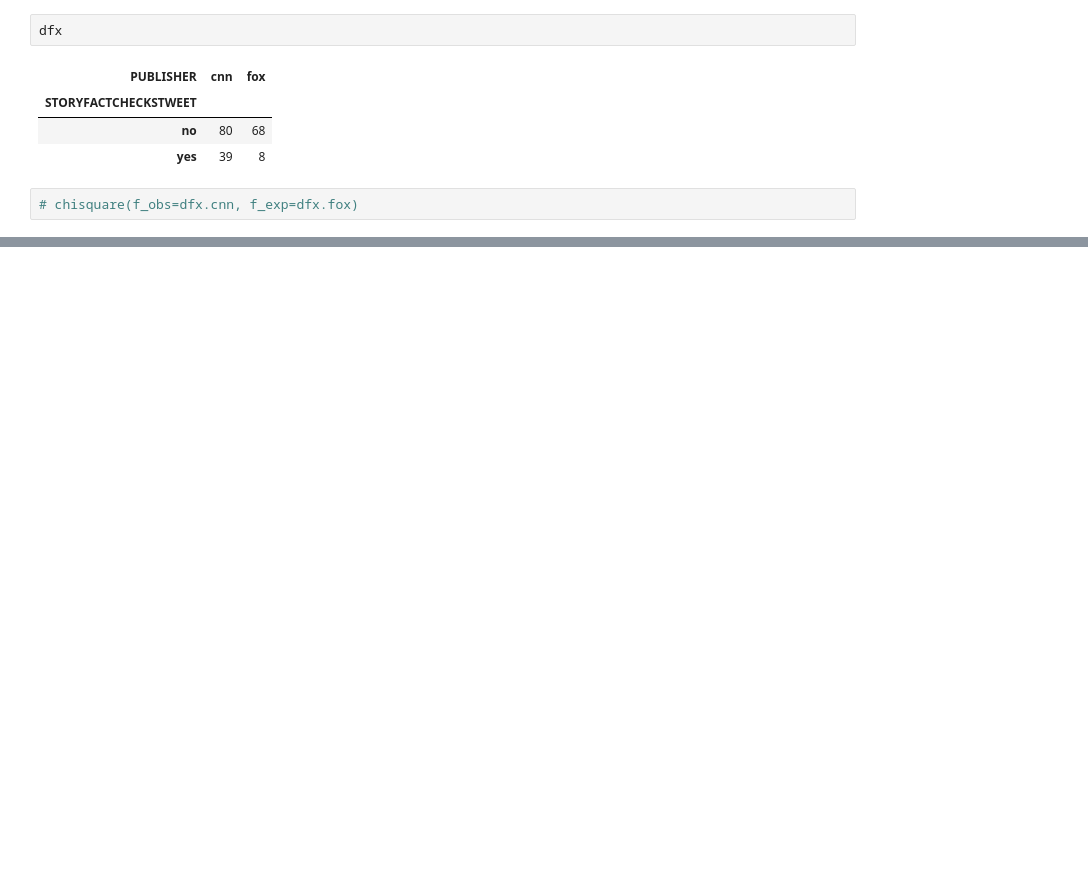
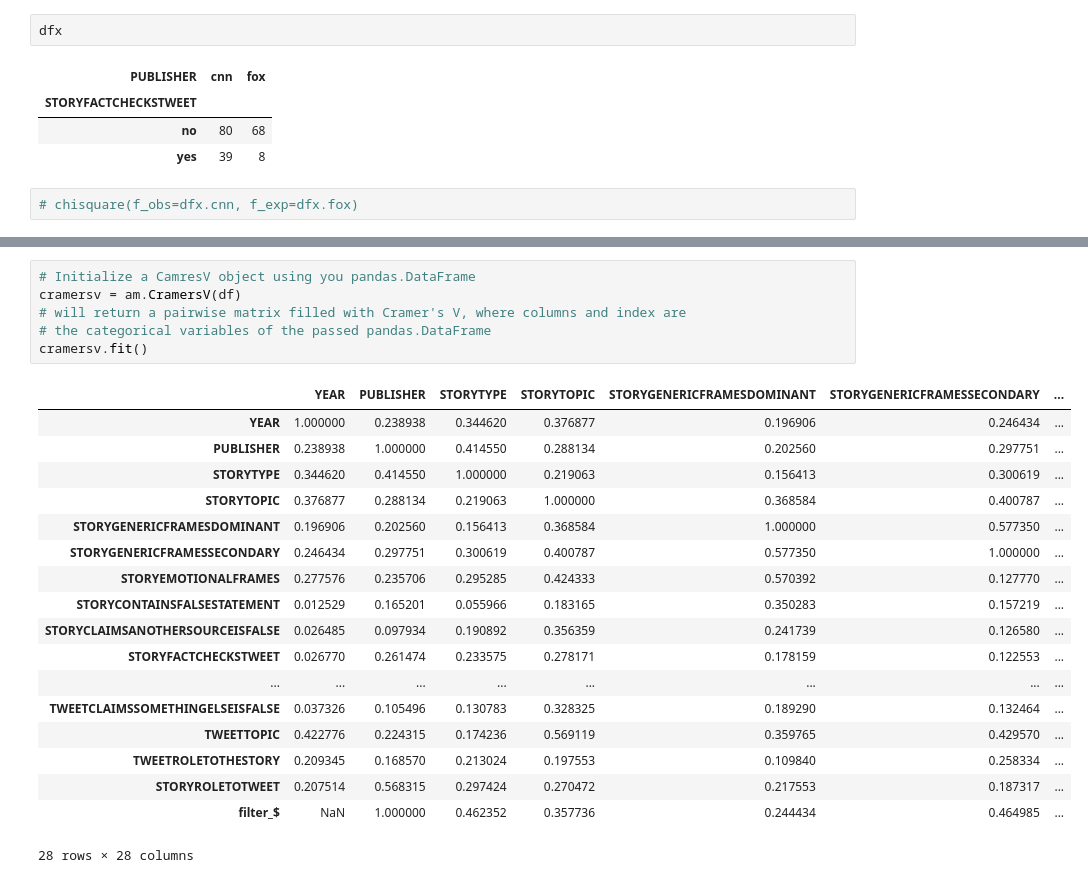
Before and after one commit to stephenwonchulsong/share, a Jupyter notebook: 2020_2016/2020tweets.ipynb, the cells around one changed output, grey strips where cells are left out. Saved outputs shown, nothing was run; the diff lists cells and outputs as text; blank space fills up the shorter version.

```diff
--- a/2020_2016/2020tweets.ipynb
+++ b/2020_2016/2020tweets.ipynb
@@ -99,0 +121,25 @@ dfx
+# %%
+# Initialize a CamresV object using you pandas.DataFrame
+cramersv = am.CramersV(df)
+# will return a pairwise matrix filled with Cramer's V, where columns and index are
+# the categorical variables of the passed pandas.DataFrame
+cramersv.fit()
+# %% [output]
+|  | YEAR | PUBLISHER | STORYTYPE | STORYTOPIC | STORYGENERICFRAMESDOMINANT | STORYGENERICFRAMESSECONDARY | ... |
+| YEAR | 1.000000 | 0.238938 | 0.344620 | 0.376877 | 0.196906 | 0.246434 | ... |
+| PUBLISHER | 0.238938 | 1.000000 | 0.414550 | 0.288134 | 0.202560 | 0.297751 | ... |
+| STORYTYPE | 0.344620 | 0.414550 | 1.000000 | 0.219063 | 0.156413 | 0.300619 | ... |
+| STORYTOPIC | 0.376877 | 0.288134 | 0.219063 | 1.000000 | 0.368584 | 0.400787 | ... |
+| STORYGENERICFRAMESDOMINANT | 0.196906 | 0.202560 | 0.156413 | 0.368584 | 1.000000 | 0.577350 | ... |
+| STORYGENERICFRAMESSECONDARY | 0.246434 | 0.297751 | 0.300619 | 0.400787 | 0.577350 | 1.000000 | ... |
+| STORYEMOTIONALFRAMES | 0.277576 | 0.235706 | 0.295285 | 0.424333 | 0.570392 | 0.127770 | ... |
+| STORYCONTAINSFALSESTATEMENT | 0.012529 | 0.165201 | 0.055966 | 0.183165 | 0.350283 | 0.157219 | ... |
+| STORYCLAIMSANOTHERSOURCEISFALSE | 0.026485 | 0.097934 | 0.190892 | 0.356359 | 0.241739 | 0.126580 | ... |
+| STORYFACTCHECKSTWEET | 0.026770 | 0.261474 | 0.233575 | 0.278171 | 0.178159 | 0.122553 | ... |
+| ... | ... | ... | ... | ... | ... | ... | ... |
+| TWEETCLAIMSSOMETHINGELSEISFALSE | 0.037326 | 0.105496 | 0.130783 | 0.328325 | 0.189290 | 0.132464 | ... |
+| TWEETTOPIC | 0.422776 | 0.224315 | 0.174236 | 0.569119 | 0.359765 | 0.429570 | ... |
+| TWEETROLETOTHESTORY | 0.209345 | 0.168570 | 0.213024 | 0.197553 | 0.109840 | 0.258334 | ... |
+| STORYROLETOTWEET | 0.207514 | 0.568315 | 0.297424 | 0.270472 | 0.217553 | 0.187317 | ... |
+| filter_$ | NaN | 1.000000 | 0.462352 | 0.357736 | 0.244434 | 0.464985 | ... |
+28 rows × 28 columns
```
Also changed, not shown: parts of 6 cells of this notebook, 15 other files.
